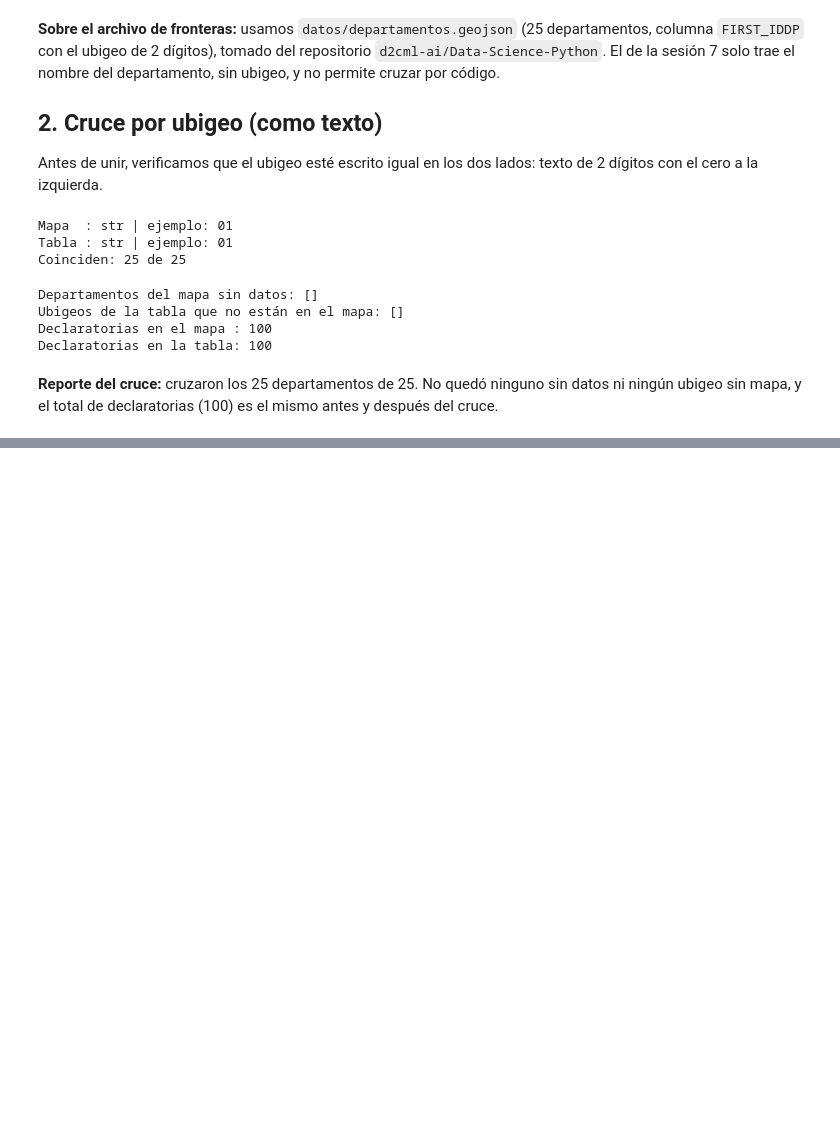
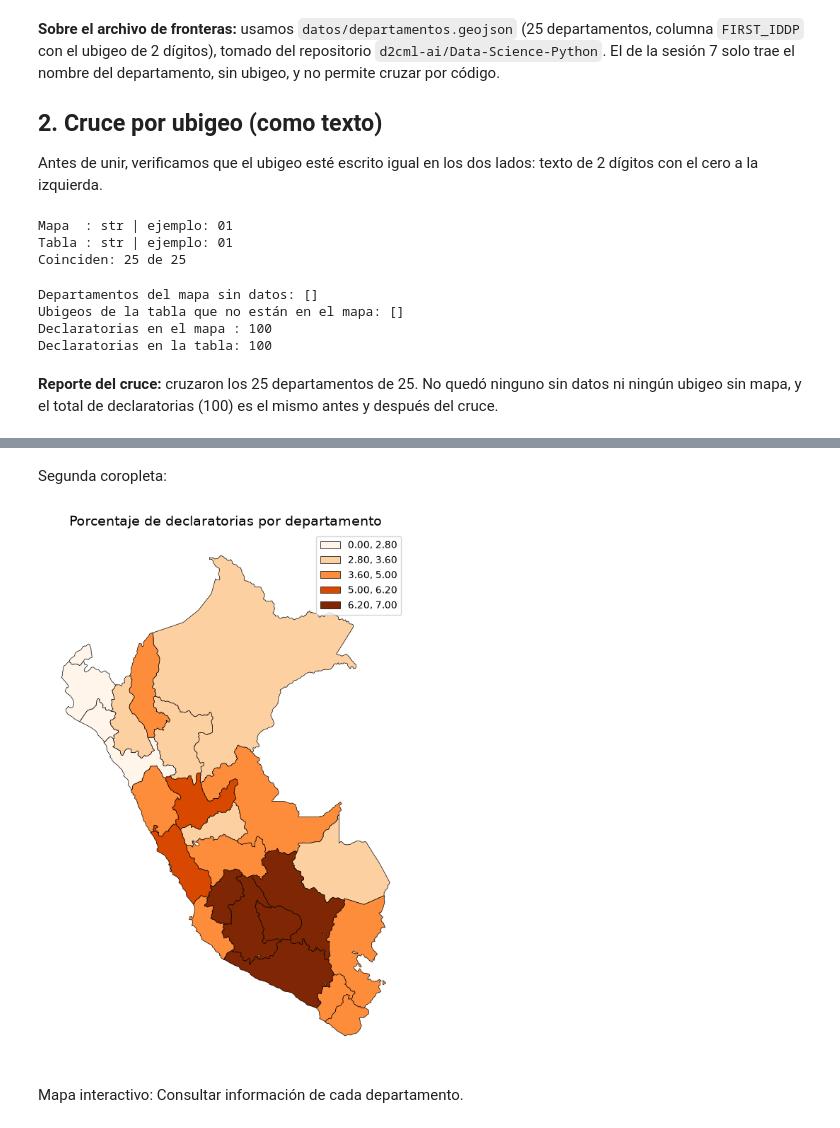
Before and after one commit to FlaviaRomero/repositorio-del-grupo11, a Jupyter notebook: assignment_3/mapas.ipynb, the cells around one changed output, grey strips where cells are left out. Saved outputs shown, nothing was run; the diff lists cells and outputs as text; code cells hidden in the pictures; blank space fills up the shorter version.

```diff
--- a/assignment_3/mapas.ipynb
+++ b/assignment_3/mapas.ipynb
@@ -68,0 +122,39 @@ Declaratorias en la tabla: 100
+# %% [markdown]
+Segunda coropleta:
+# %%
+mapa["porcentaje_declaratorias"] = (
+    mapa["declaratorias"]
+    / mapa["declaratorias"].sum()
+    * 100
+)
+
+fig, ax = plt.subplots(figsize=(10, 8))
+
+mapa.plot(
+    column="porcentaje_declaratorias",
+    cmap="Oranges",
+    scheme="Quantiles",
+    k=5,
+    legend=True,
+    edgecolor="black",
+    linewidth=0.5,
+    missing_kwds={
+        "color": "lightgrey",
+        "label": "Sin datos"
+    },
+    ax=ax
+)
+
+ax.set_title(
+    "Porcentaje de declaratorias por departamento",
+    fontsize=14
+)
+ax.axis("off")
+
+plt.tight_layout()
+plt.show()
+# %% [output]
+[figure, added]
+# %% [markdown]
+Mapa interactivo:
+Consultar información de cada departamento.
```
Also changed, not shown: parts of 9 cells of this notebook.
